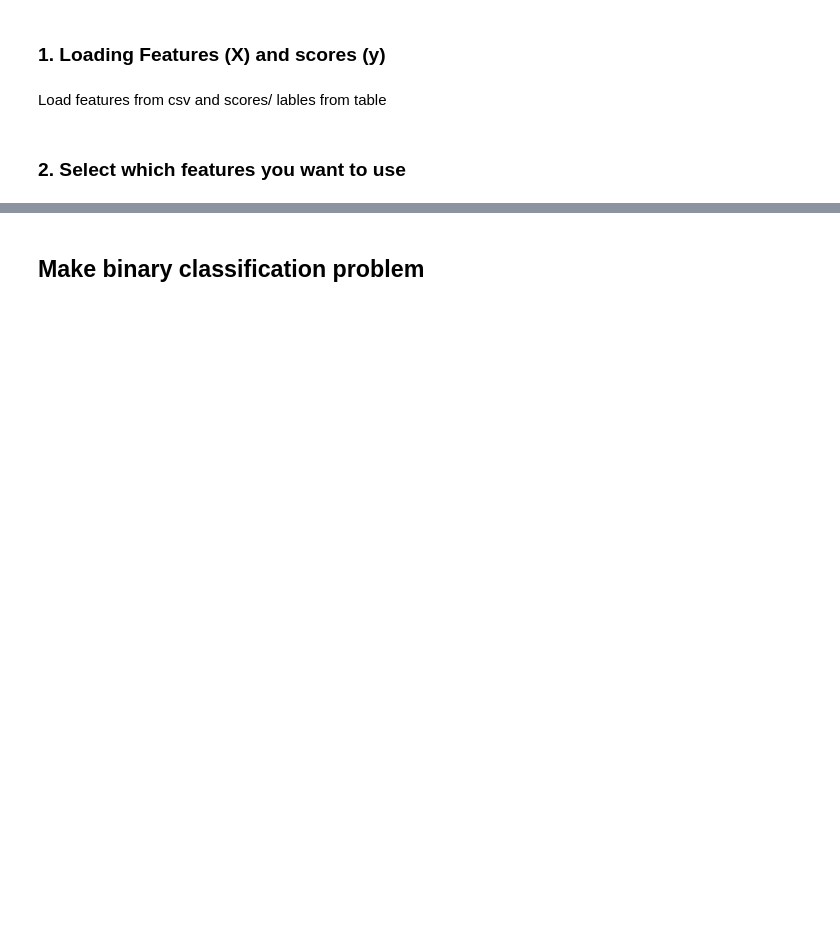
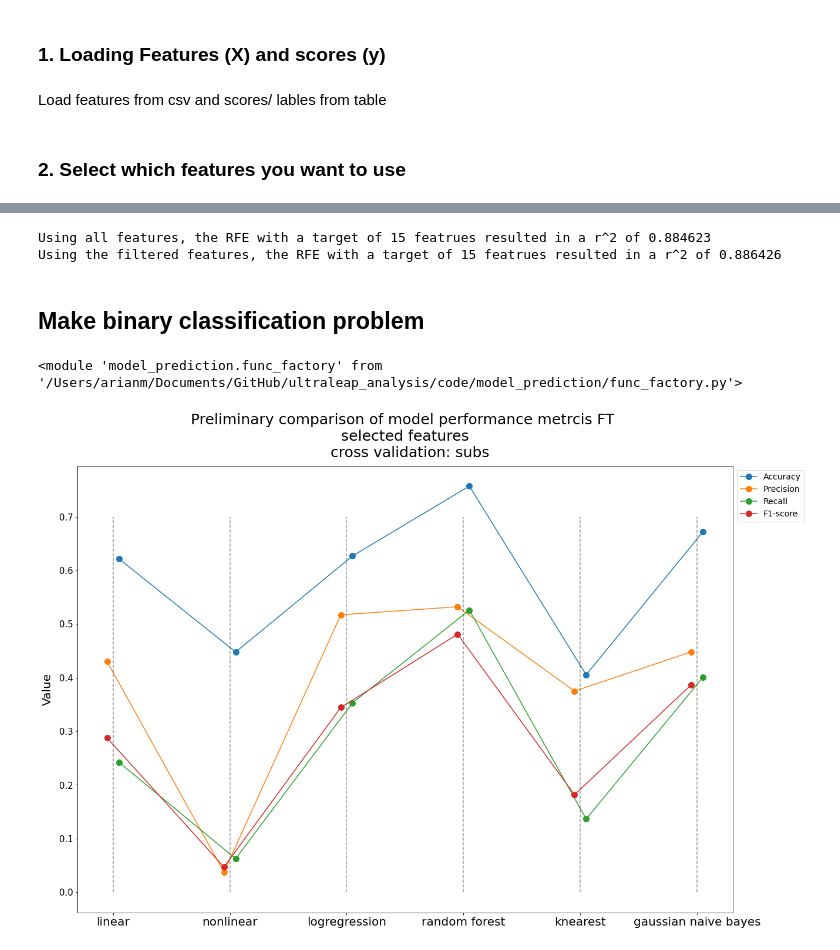
Before and after one commit to jgvhabets/ultraleap_analysis, a Jupyter notebook: code/notebooks/ul_prediction_playground.ipynb, the cells around one changed output, grey strips where cells are left out. Drawn from its saved outputs; the diff is of its cells as text; code cells hidden in the pictures; blank space fills up the shorter version.

Commit message:
one preliminary prediction cycle

```diff
--- a/code/notebooks/ul_prediction_playground.ipynb
+++ b/code/notebooks/ul_prediction_playground.ipynb
@@ -90,0 +125,9 @@ X = X_df.iloc[:, 1:]
+# %%
+# Going through the correlation matrix of all features, comparing importance of two features
+# that have a correlatoin of > abs(0.7), and excluding the one with less importance
+del_feat = ['sum_nrms', 'sum_rms', 'mean_tap_dur', 'mean_nrms', 'mean_rms', 'mean_mean_vel', 'mean_max_vel',
+            'sd_max_amp', 'mean_max_vel', 'sd_mean_vel', 'mean_tap_dur', 'sd_tap_dur']
+
+X_new = ff.delete_feat_col(X, del_feat)
+feat_importance_filt = ff.feat_selection_importance(X_new, y, subs, 20)
+feat_importance_filt
@@ -91,3 +151,12 @@ X = X_df.iloc[:, 1:]
+# %%
+r2, feat_names = ff.feat_selection_RFE(X, y, subs, min_features= 15, scoring='r2', step=1, n_jobs=-1)
+print(f'Using all features, the RFE with a target of 15 featrues resulted in a r^2 of {r2}')
+
+r2_, feat_names_ = ff.feat_selection_RFE(X_new, y, subs, min_features= 15, scoring='r2', step=1, n_jobs=-1)
+print(f'Using the filtered features, the RFE with a target of 15 featrues resulted in a r^2 of {r2_}')
+# %% [output]
+Using all features, the RFE with a target of 15 featrues resulted in a r^2 of 0.884623
+Using the filtered features, the RFE with a target of 15 featrues resulted in a r^2 of 0.886426
 # %% [markdown]
 ## Make binary classification problem
 # %%
@@ -97,3 +166,11 @@ y = y_binary
 y = y.astype(int)
 # %%
 classifiers = ['linear', 'nonlinear', 'logregression', 'random forest', 'knearest', 'gaussian naive bayes']
+# %%
+importlib.reload(ff)
+# %% [output]
+<module 'model_prediction.func_factory' from '/Users/arianm/Documents/GitHub/ultraleap_analysis/code/model_prediction/func_factory.py'>
+# %%
+ff.predictions(X_new, y, classifiers, subs)
+# %% [output]
+[figure, added]
```
Also changed, not shown: parts of 5 cells of this notebook.
